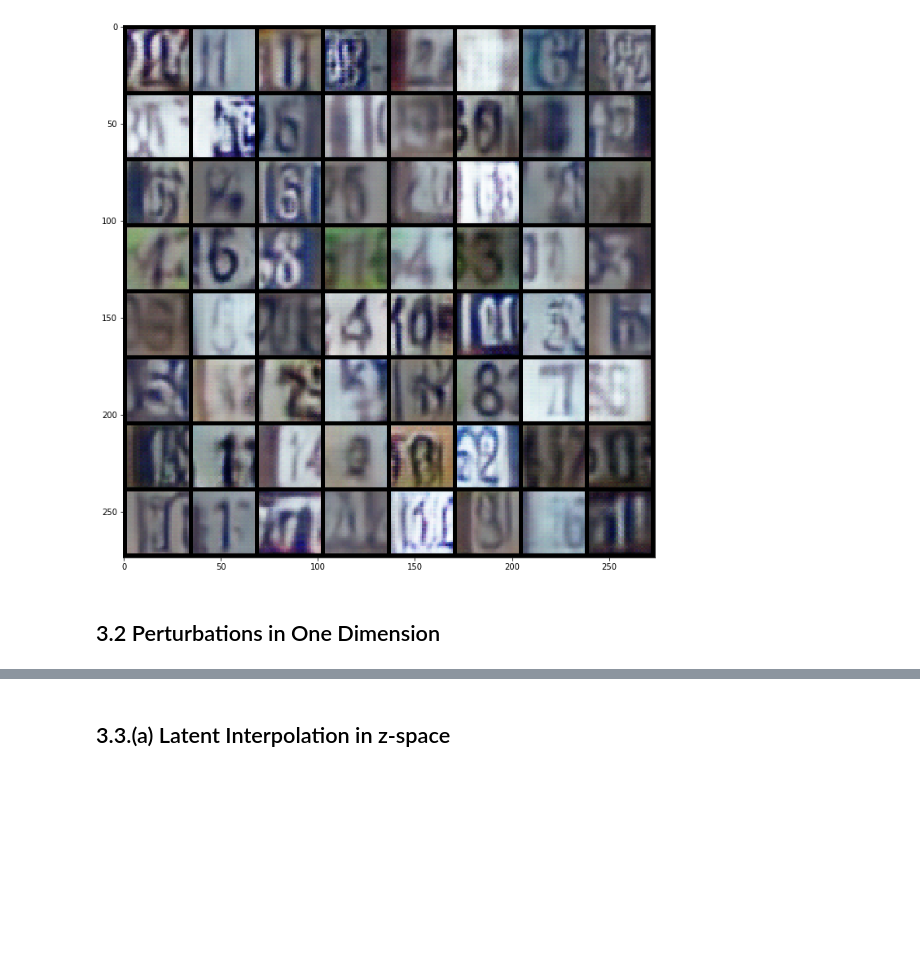
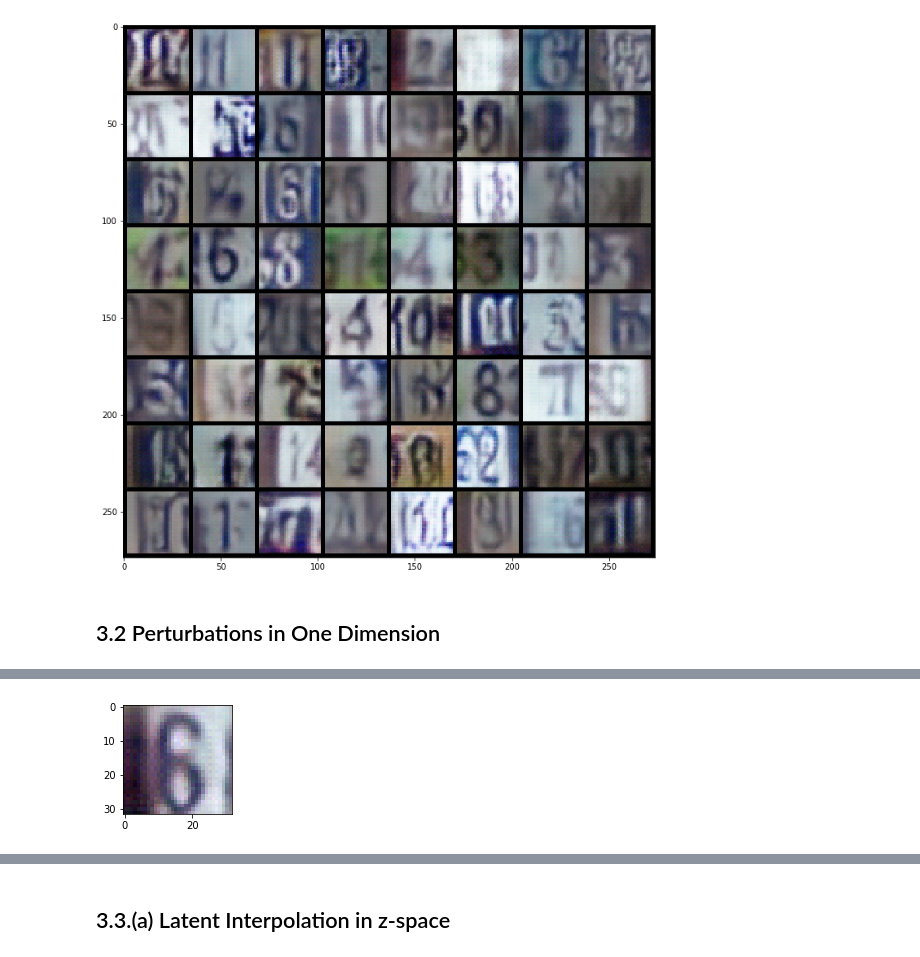
Before and after one commit to adijo/ift6135-generative-models, a Jupyter notebook: Problem3/gan/GAN Qualitative.ipynb, the cells around one changed output, grey strips where cells are left out. Saved outputs shown, nothing was run; the diff lists cells and outputs as text; code cells hidden in the pictures; blank space fills up the shorter version.

```diff
--- a/Problem3/gan/GAN Qualitative.ipynb
+++ b/Problem3/gan/GAN Qualitative.ipynb
@@ -91 +91,6 @@ show(grid)
+# %%
+plt.rcParams['figure.figsize'] = [4, 2]
+show(make_grid(reconstructed[0], normalize=True))
+# %% [output]
+[figure, added]
 # %%
```
Also changed, not shown: parts of 4 cells of this notebook.
